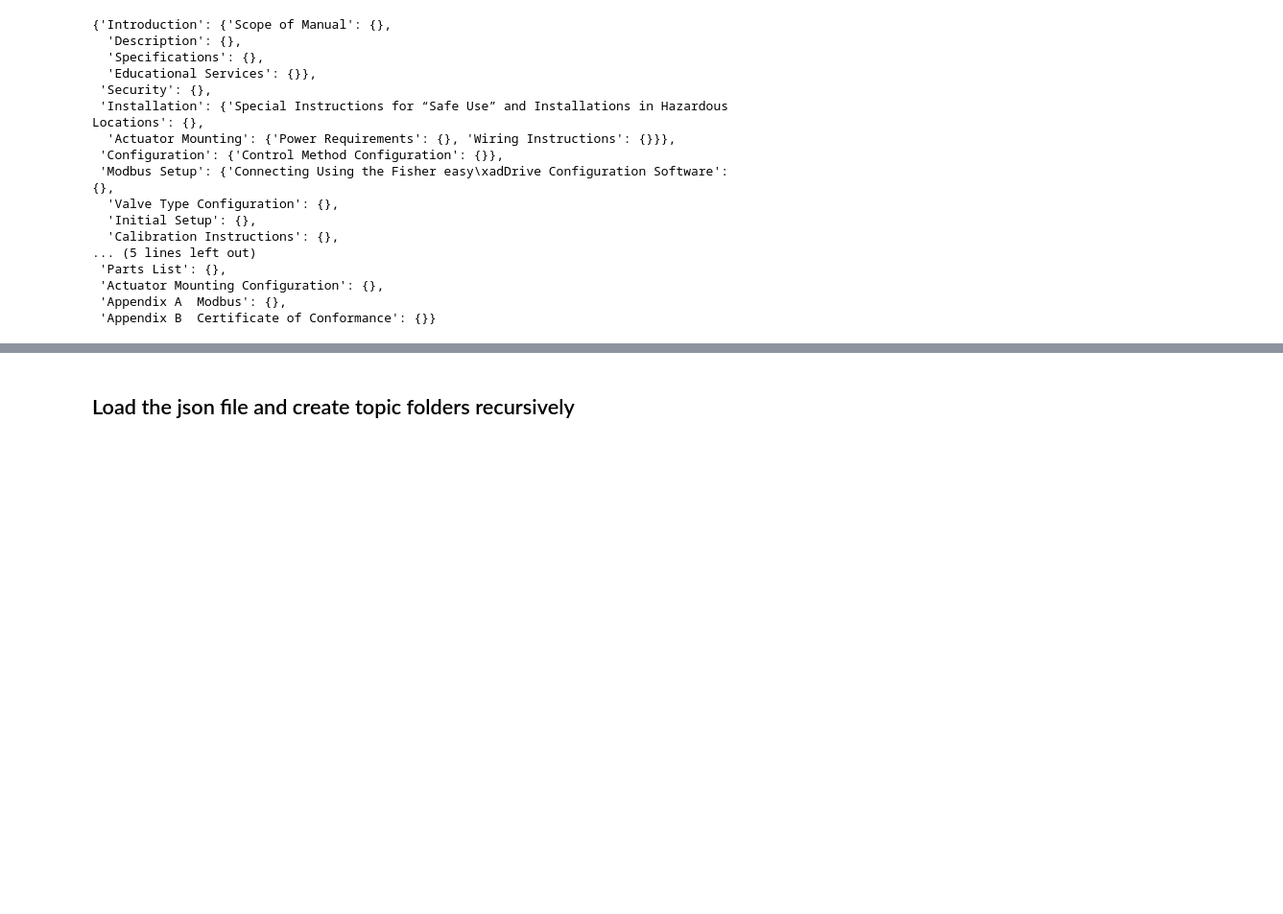
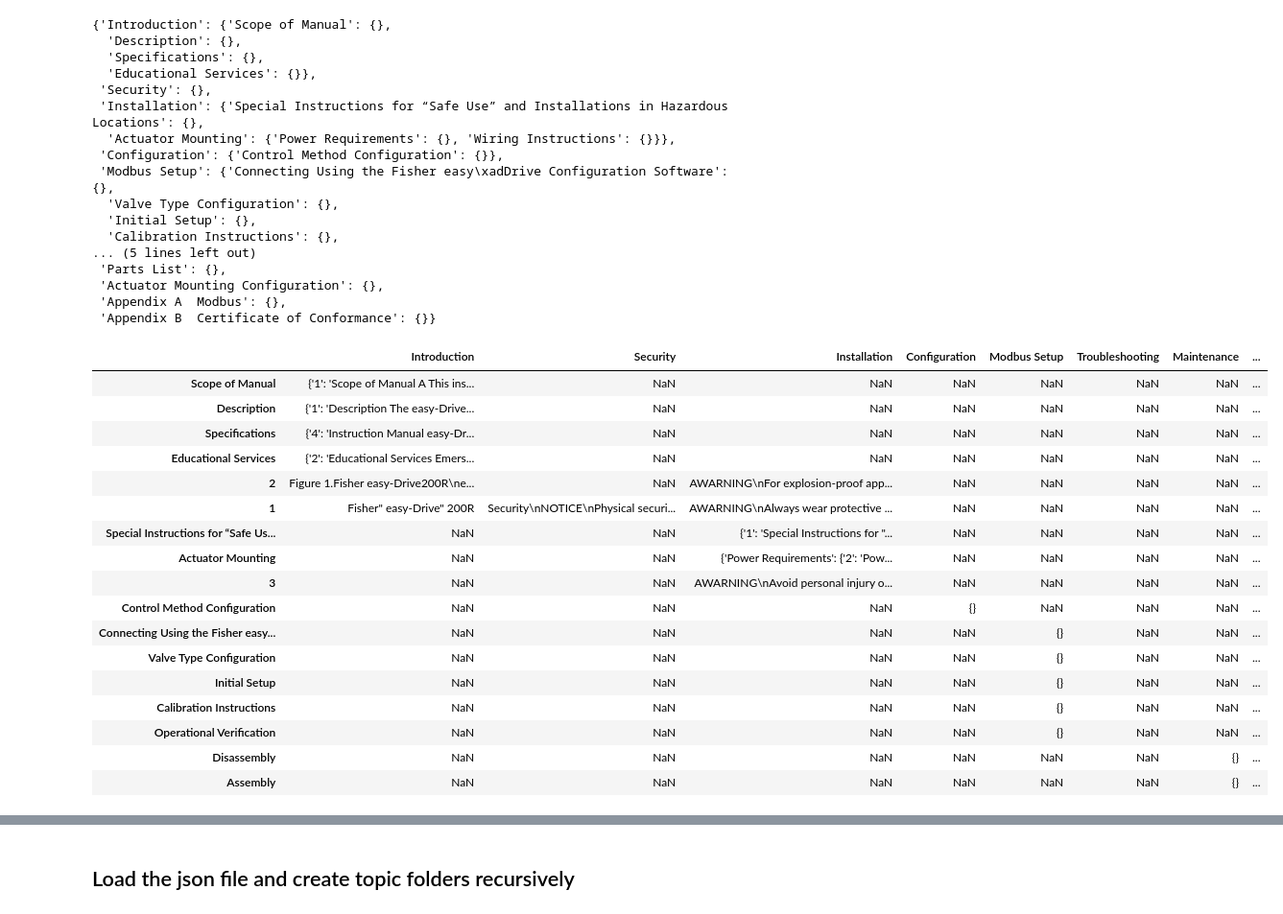
Before and after one commit to TensorKartDev/bulletin-generator, a Jupyter notebook: agent.ipynb, the cells around one changed output, grey strips where cells are left out. Shown at 96% size. Cells and saved outputs as stored; diff of their text form; code cells hidden in the pictures; blank space fills up the shorter version.

```diff
--- a/agent.ipynb
+++ b/agent.ipynb
@@ -320,3 +320,40 @@ with open(topics_json_file_path, 'w') as f:
  'Actuator Mounting Configuration': {},
  'Appendix A  Modbus': {},
  'Appendix B  Certificate of Conformance': {}}
+# %%
+import json
+import pandas as pd
+from datasets import Dataset
+
+# Load the JSON data
+with open(topics_json_file_path, 'r') as f:
+    data = json.load(f)
+
+# Convert to a DataFrame
+df = pd.DataFrame(data)
+df
+
+# # Concatenate the topic and content for training
+# df['text'] = 'Topic: ' + df['topic'] + '\nContent: ' + df['content']
+
+# # Create a Hugging Face Dataset
+# dataset = Dataset.from_pandas(df[['text']])
+# %% [output]
+|  | Introduction | Security | Installation | Configuration | Modbus Setup | Troubleshooting | Maintenance | ... |
+| Scope of Manual | {'1': 'Scope of Manual A This ins... | NaN | NaN | NaN | NaN | NaN | NaN | ... |
+| Description | {'1': 'Description The easy-Drive... | NaN | NaN | NaN | NaN | NaN | NaN | ... |
+| Specifications | {'4': 'Instruction Manual easy-Dr... | NaN | NaN | NaN | NaN | NaN | NaN | ... |
+| Educational Services | {'2': 'Educational Services Emers... | NaN | NaN | NaN | NaN | NaN | NaN | ... |
+| 2 | Figure 1.Fisher easy-Drive200R\ne... | NaN | AWARNING\nFor explosion-proof app... | NaN | NaN | NaN | NaN | ... |
+| 1 | Fisher" easy-Drive" 200R | Security\nNOTICE\nPhysical securi... | AWARNING\nAlways wear protective ... | NaN | NaN | NaN | NaN | ... |
+| Special Instructions for “Safe Us... | NaN | NaN | {'1': 'Special Instructions for "... | NaN | NaN | NaN | NaN | ... |
+| Actuator Mounting | NaN | NaN | {'Power Requirements': {'2': 'Pow... | NaN | NaN | NaN | NaN | ... |
+| 3 | NaN | NaN | AWARNING\nAvoid personal injury o... | NaN | NaN | NaN | NaN | ... |
+| Control Method Configuration | NaN | NaN | NaN | {} | NaN | NaN | NaN | ... |
+| Connecting Using the Fisher easy­... | NaN | NaN | NaN | NaN | {} | NaN | NaN | ... |
+| Valve Type Configuration | NaN | NaN | NaN | NaN | {} | NaN | NaN | ... |
+| Initial Setup | NaN | NaN | NaN | NaN | {} | NaN | NaN | ... |
+| Calibration Instructions | NaN | NaN | NaN | NaN | {} | NaN | NaN | ... |
+| Operational Verification | NaN | NaN | NaN | NaN | {} | NaN | NaN | ... |
+| Disassembly | NaN | NaN | NaN | NaN | NaN | NaN | {} | ... |
+| Assembly | NaN | NaN | NaN | NaN | NaN | NaN | {} | ... |
```
Also changed, not shown: parts of 3 cells of this notebook.
